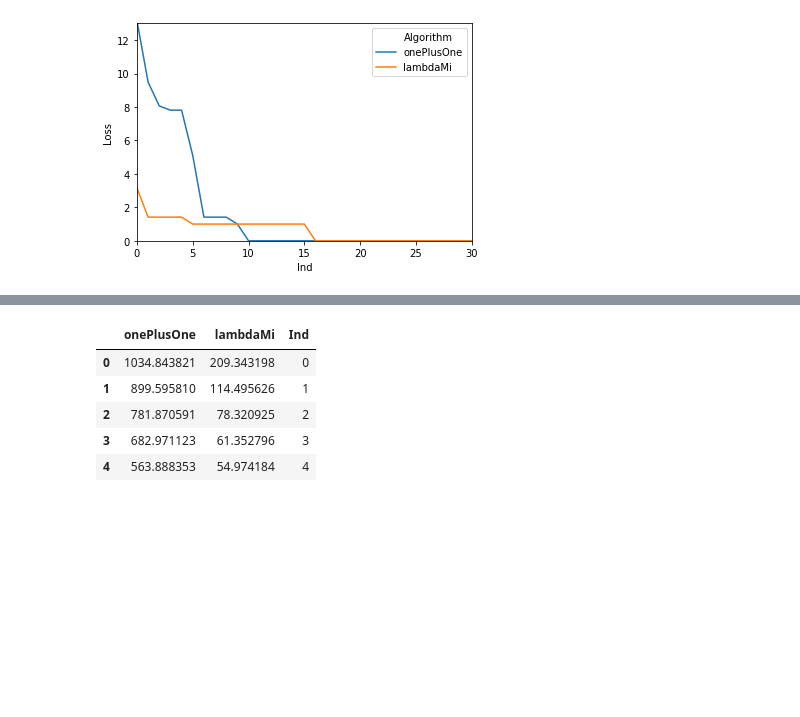
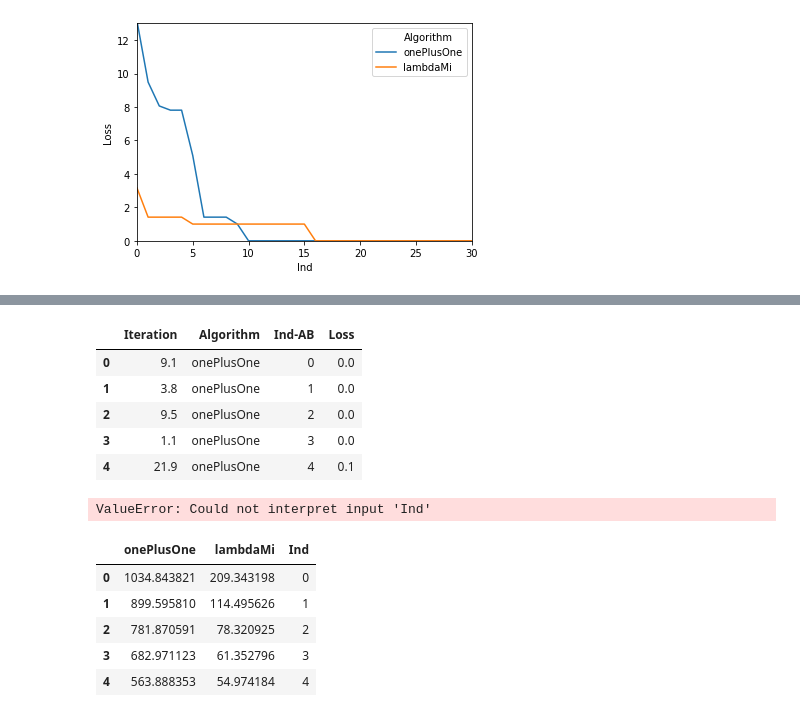
Before and after one commit to wwolny/evolutionary, a Jupyter notebook: Porównanie wyników.ipynb, the cells around one changed output, grey strips where cells are left out. Saved outputs shown, nothing was run; the diff lists cells and outputs as text; code cells hidden in the pictures; blank space fills up the shorter version.

Commit message:
test AB argument

```diff
--- a/Porównanie wyników.ipynb
+++ b/Porównanie wyników.ipynb
@@ -50,3 +50,7 @@ plt.xlim(0,30)
 # %% [output]
 (0, 30)
 [figure]
+# %%
+onePlusOneTest = pd.read_csv('onePlusOneTest.csv')
+lambdaMiTest = pd.read_csv('miPlusLambdaTest.csv')
+onePlusOneTest.head()
@@ -53,3 +64,23 @@ plt.xlim(0,30)
+# %%
+Test = pd.DataFrame()
+Test["Iteration"]=onePlusOneTest.Iteration.append(lambdaMiTest.Iteration)
+one =["onePlusOne"]*len(lambdaMiTest.Iteration)+["lambdaMi"]*len(lambdaMiTest.Iteration)
+Test["Algorithm"] = one
+zeroToN =[i for i in range(len(lambdaMiTest.Iteration))]*2
+Test["Ind-AB"] = pd.Series(zeroToN)
+Test["Loss"] = onePlusOneTest.bestFitLoss.append(lambdaMiTest.bestFitLoss)
+Test.head()
+# %% [output]
+|  | Iteration | Algorithm | Ind-AB | Loss |
+| 0 | 9.1 | onePlusOne | 0 | 0.0 |
+| 1 | 3.8 | onePlusOne | 1 | 0.0 |
+| 2 | 9.5 | onePlusOne | 2 | 0.0 |
+| 3 | 1.1 | onePlusOne | 3 | 0.0 |
+| 4 | 21.9 | onePlusOne | 4 | 0.1 |
+# %%
+sns.lineplot(x="Ind-AB",y="Loss", hue="Algorithm", data=Test)
+# %% [output]
+ValueError: Could not interpret input 'Ind'
 # %%
 compareAlg = pd.DataFrame()
 compareAlg['onePlusOne'] =onePlusOne.envLoss
```
Also changed, not shown: parts of 1 cell of this notebook, 2 other files.
